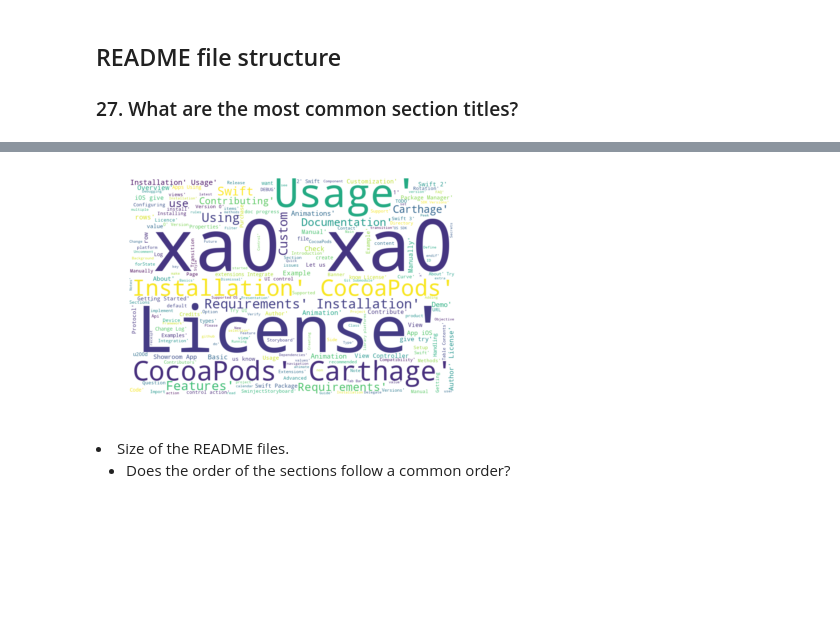
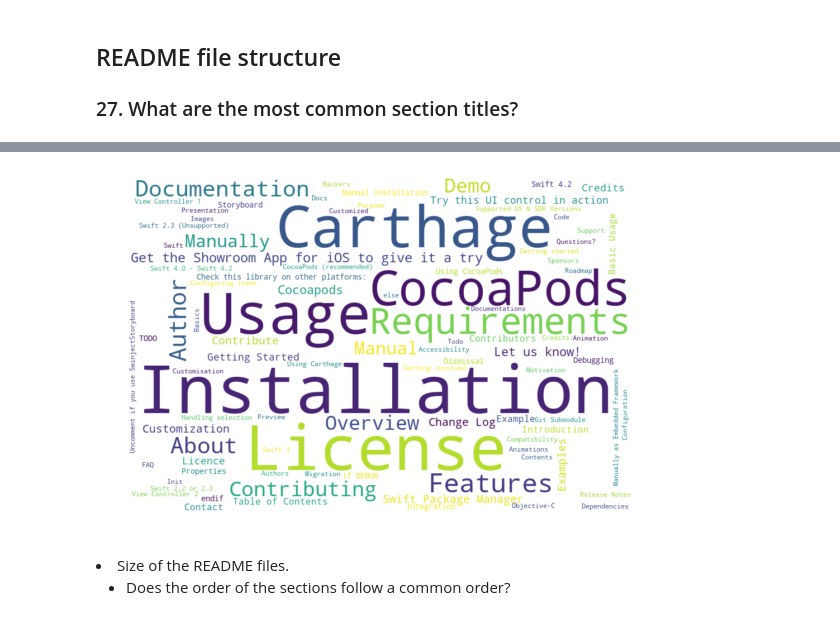
Before and after one commit to hpbl/2018-2-projeto-bubads, a Jupyter notebook: Notebooks/Analysis.ipynb, the cells around one changed output, grey strips where cells are left out. Cells and saved outputs as stored; diff of their text form; code cells hidden in the pictures; blank space fills up the shorter version.

Commit message:
Adding wordcloud

```diff
--- a/Notebooks/Analysis.ipynb
+++ b/Notebooks/Analysis.ipynb
@@ -51,16 +51,18 @@ bar = hv.Bars(headersValueCountsFiltered)
 bar
 # %% [output]
 [interactive output not drawn]
-# %%
-text=("Python Python Python Matplotlib Matplotlib Seaborn Network Plot Violin Chart Pandas Datascience Wordcloud Spider Radar Parrallel Alpha Color Brewer Density Scatter Barplot Barplot Boxplot Violinplot Treemap Stacked Area Chart Chart Visualization Dataviz Donut Pie Time-Series Wordcloud Wordcloud Sankey Bubble")
-words = str(headers)
-wordcloud = WordCloud(width=900, height=600, min_font_size=10,  background_color="white").generate(words)
-plt.figure()
-plt.imshow(wordcloud, interpolation="bilinear")
-plt.axis("off")
-plt.show()
-# %% [output]
-[figure, removed]
+# %%
+removeSpecialCharacters = lambda x: re.sub('\\xa0', ' ', x)
+
+headerFrequencyDict = headersValueCounts.to_dict() #headersValueCountsFiltered.to_dict()['Occurence']
+
+wordcloud = WordCloud(width=900, height=600, min_font_size=10,  background_color="white").generate_from_frequencies(headerFrequencyDict)
+plt.figure(figsize=(9, 7))
+plt.imshow(wordcloud, interpolation="bilinear")
+plt.axis("off")
+plt.show()
+# %% [output]
+[figure, added]
 # %% [markdown]
 <li value = 41> Size of the README files. </li>
 <ul><li>Does the order of the sections follow a common order?</li></ul>
```
Also changed, not shown: parts of 2 cells of this notebook.
